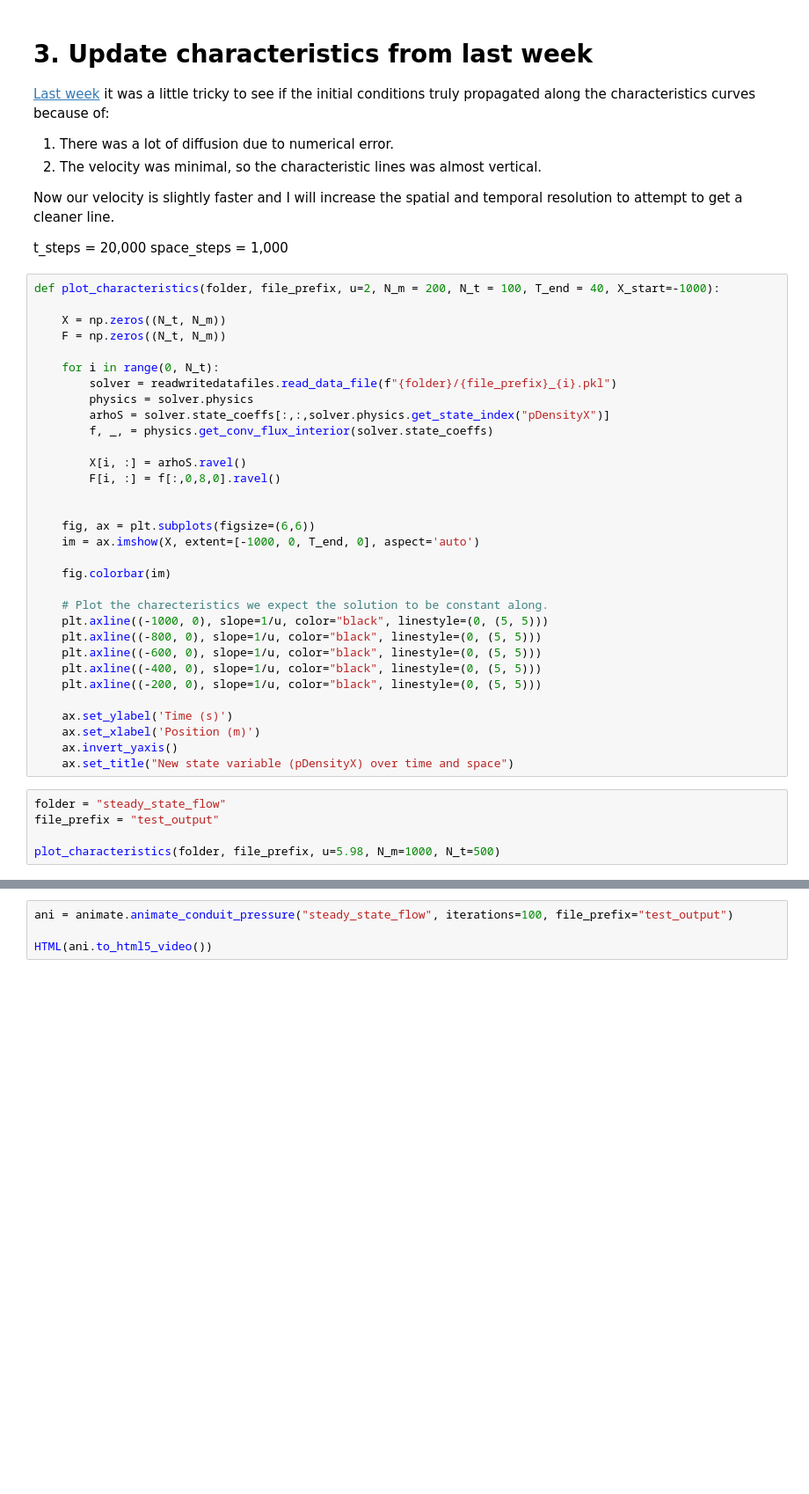
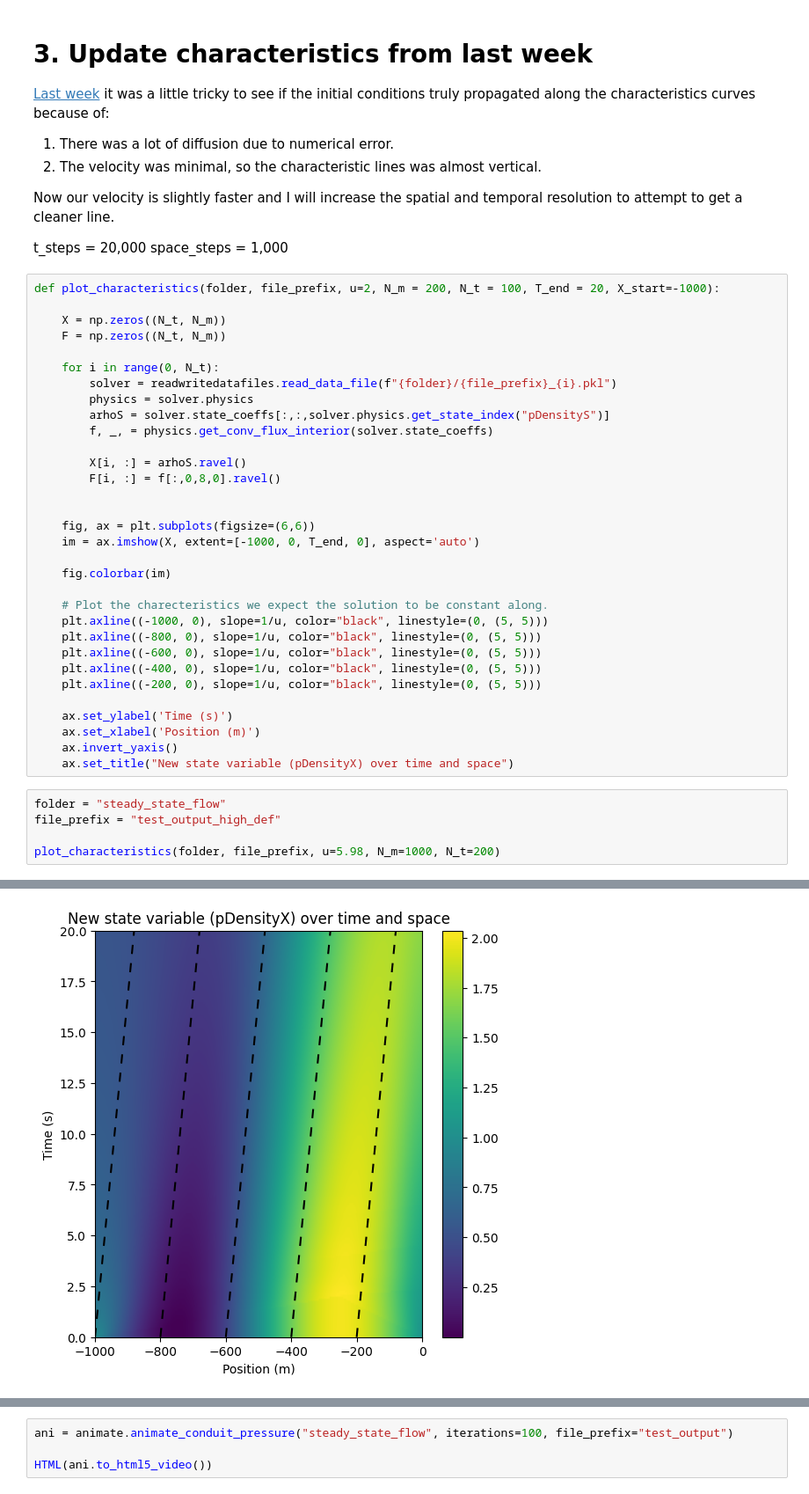
Before and after one commit to fredriclam/quail_volcano, a Jupyter notebook: scenarios/simple_1D_test/steady_state_flow/2025.2.10.experiments.ipynb, the cells around one changed output, grey strips where cells are left out. Shown at 88% size. Drawn from its saved outputs; the diff is of its cells as text; blank space fills up the shorter version.

```diff
--- a/scenarios/simple_1D_test/steady_state_flow/2025.2.10.experiments.ipynb
+++ b/scenarios/simple_1D_test/steady_state_flow/2025.2.10.experiments.ipynb
@@ -94,7 +94,7 @@ Now our velocity is slightly faster and I will increase the spatial and temporal
 t_steps = 20,000
 space_steps = 1,000
 # %%
-def plot_characteristics(folder, file_prefix, u=2, N_m = 200, N_t = 100, T_end = 40, X_start=-1000):
+def plot_characteristics(folder, file_prefix, u=2, N_m = 200, N_t = 100, T_end = 20, X_start=-1000):
 
     X = np.zeros((N_t, N_m))
     F = np.zeros((N_t, N_m))
@@ -102,7 +102,7 @@ def plot_characteristics(folder, file_prefix, u=2, N_m = 200, N_t = 100, T_end =
     for i in range(0, N_t):
         solver = readwritedatafiles.read_data_file(f"{folder}/{file_prefix}_{i}.pkl")
         physics = solver.physics
-        arhoS = solver.state_coeffs[:,:,solver.physics.get_state_index("pDensityX")]
+        arhoS = solver.state_coeffs[:,:,solver.physics.get_state_index("pDensityS")]
         f, _, = physics.get_conv_flux_interior(solver.state_coeffs)
 
         X[i, :] = arhoS.ravel()
@@ -127,7 +127,7 @@ def plot_characteristics(folder, file_prefix, u=2, N_m = 200, N_t = 100, T_end =
     ax.set_title("New state variable (pDensityX) over time and space")
 # %%
 folder = "steady_state_flow"
-file_prefix = "test_output"
+file_prefix = "test_output_high_def"
 
-plot_characteristics(folder, file_prefix, u=5.98, N_m=1000, N_t=500)
+plot_characteristics(folder, file_prefix, u=5.98, N_m=1000, N_t=200)
 # %% [output]
@@ -135 +134,2 @@ KeyError: 'pDensityX'
+[figure, added]
 # %% [markdown]
```
Also changed, not shown: parts of 10 cells of this notebook, 3 other files.
